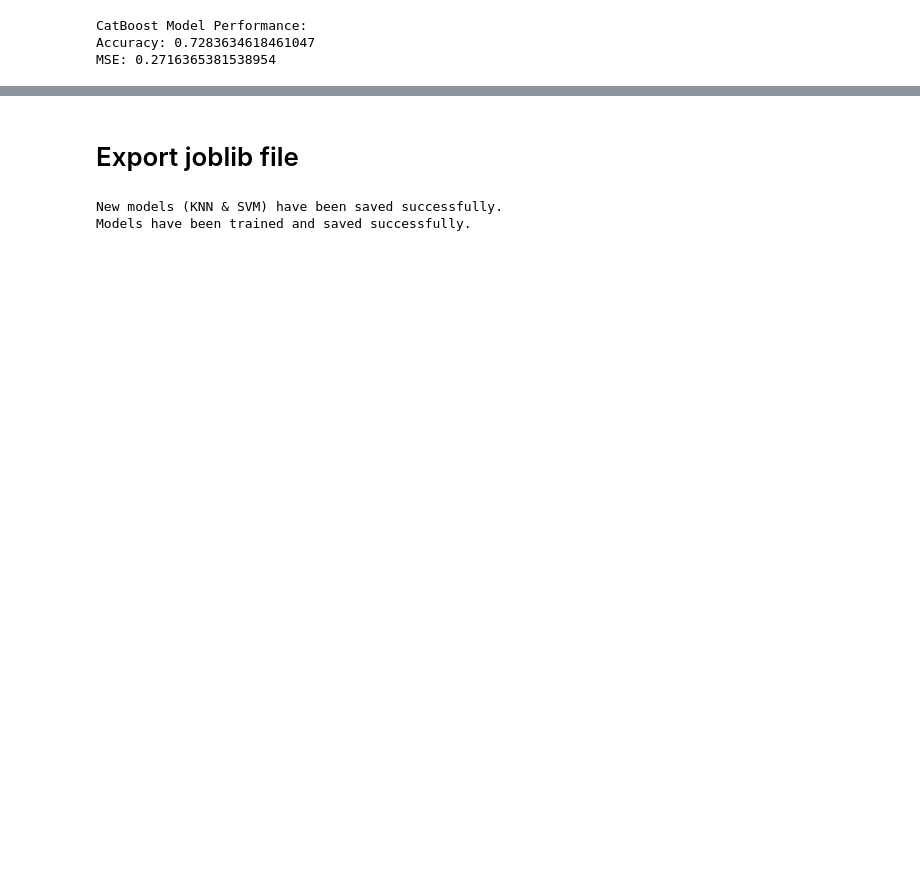
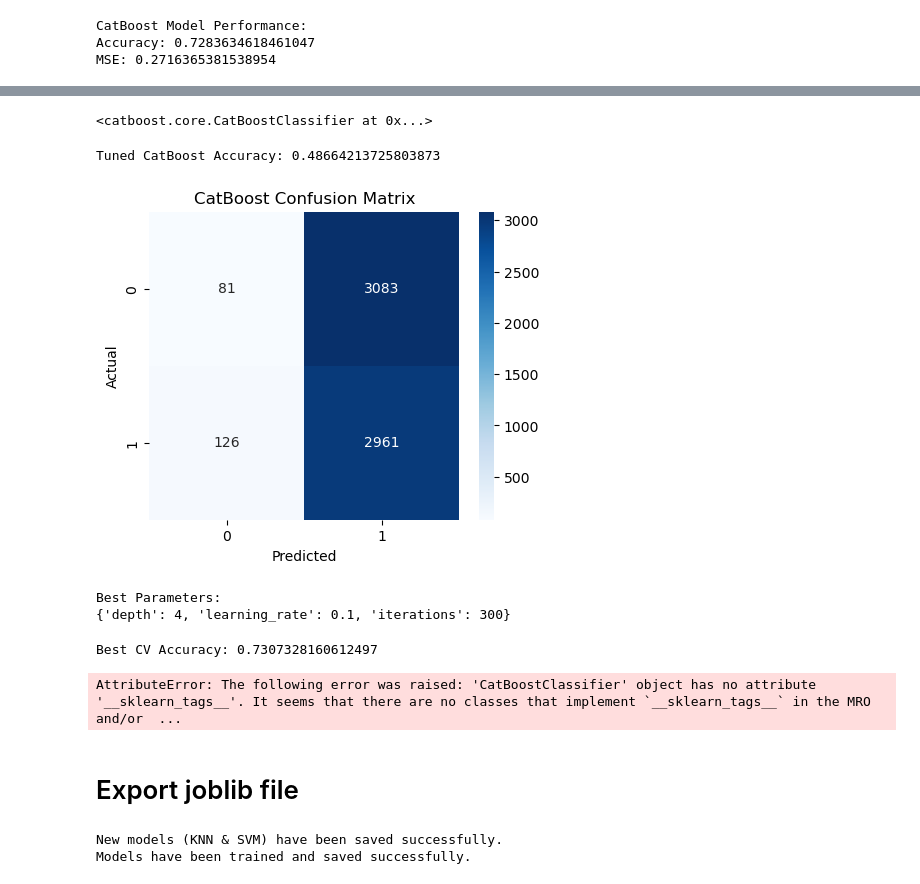
Before and after one commit to Ayushi1229/Cardiovascular-disease-Machine-Learning, a Jupyter notebook: backend/model_train.ipynb, the cells around one changed output, grey strips where cells are left out. Drawn from its saved outputs; the diff is of its cells as text; code cells hidden in the pictures; blank space fills up the shorter version.

Commit message:
catboost confusion matrix added

```diff
--- a/backend/model_train.ipynb
+++ b/backend/model_train.ipynb
@@ -243,0 +260,23 @@ MSE: 0.2716365381538954
+# %%
+from catboost import CatBoostClassifier
+
+cat_model = CatBoostClassifier(
+    loss_function='Logloss',
+    eval_metric='Accuracy',
+    random_state=42,
+    verbose=0,
+)
+
+param_grid = {
+    'iterations': [200, 300],
+    'learning_rate': [0.05, 0.1],
+    'depth': [4, 6]
+}
+
+grid_result = cat_model.grid_search(
+    param_grid,
+    X=X_train_smote,
+    y=y_train_smote,
+    cv=3,
+    plot=False
+)
@@ -244,3 +301,51 @@ MSE: 0.2716365381538954
+# %%
+cat_model.fit(X_train_smote, y_train_smote)
+# %% [output]
+<catboost.core.CatBoostClassifier at 0x...>
+# %%
+best_catboost = cat_model
+# %%
+y_pred = best_catboost.predict(x_test)
+# %%
+from sklearn.metrics import accuracy_score
+print("Tuned CatBoost Accuracy:", accuracy_score(y_test, y_pred))
+# %% [output]
+Tuned CatBoost Accuracy: 0.48664213725803873
+# %%
+from sklearn.metrics import confusion_matrix
+import seaborn as sns
+import matplotlib.pyplot as plt
+
+cm = confusion_matrix(y_test, y_pred)
+
+plt.figure(figsize=(5,4))
+sns.heatmap(cm, annot=True, fmt="d", cmap="Blues")
+plt.xlabel("Predicted")
+plt.ylabel("Actual")
+plt.title("CatBoost Confusion Matrix")
+plt.show()
+# %% [output]
+[figure, added]
+# %%
+print("Best Parameters:")
+print(grid_result['params'])
+# %% [output]
+Best Parameters:
+{'depth': 4, 'learning_rate': 0.1, 'iterations': 300}
+# %%
+best_accuracy = max(grid_result['cv_results']['test-Accuracy-mean'])
+print("Best CV Accuracy:", best_accuracy)
+# %% [output]
+Best CV Accuracy: 0.7307328160612497
+# %%
+grid_search.fit(X_train_smote, y_train_smote)
+
+best_catboost = grid_search.best_estimator_
+
+print("Best Parameters:", grid_search.best_params_)
+print("Best CV Accuracy:", grid_search.best_score_)
+# %% [output]
+AttributeError: The following error was raised: 'CatBoostClassifier' object has no attribute '__sklearn_tags__'. It seems that there are no classes that implement `__sklearn_tags__` in the MRO and/or  ...
 # %% [markdown]
 # Export joblib file
 # %%
```
Also changed, not shown: parts of 9 cells of this notebook, 7 other files.
